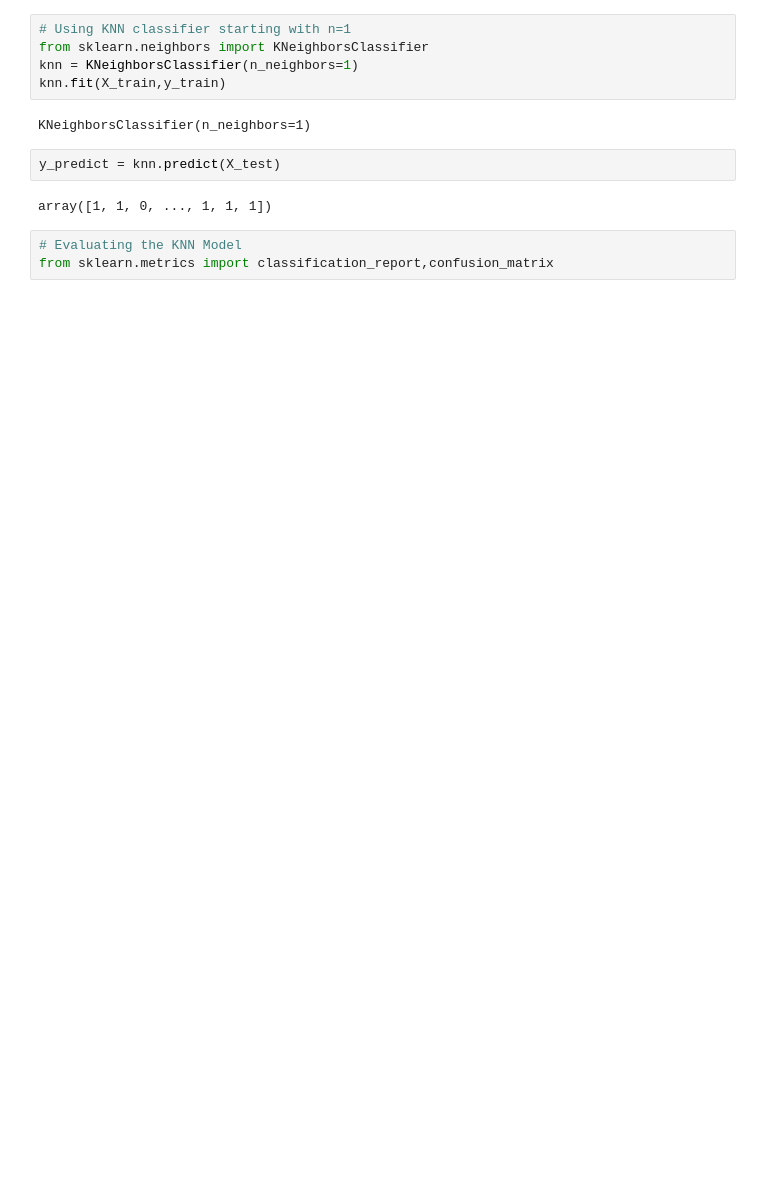
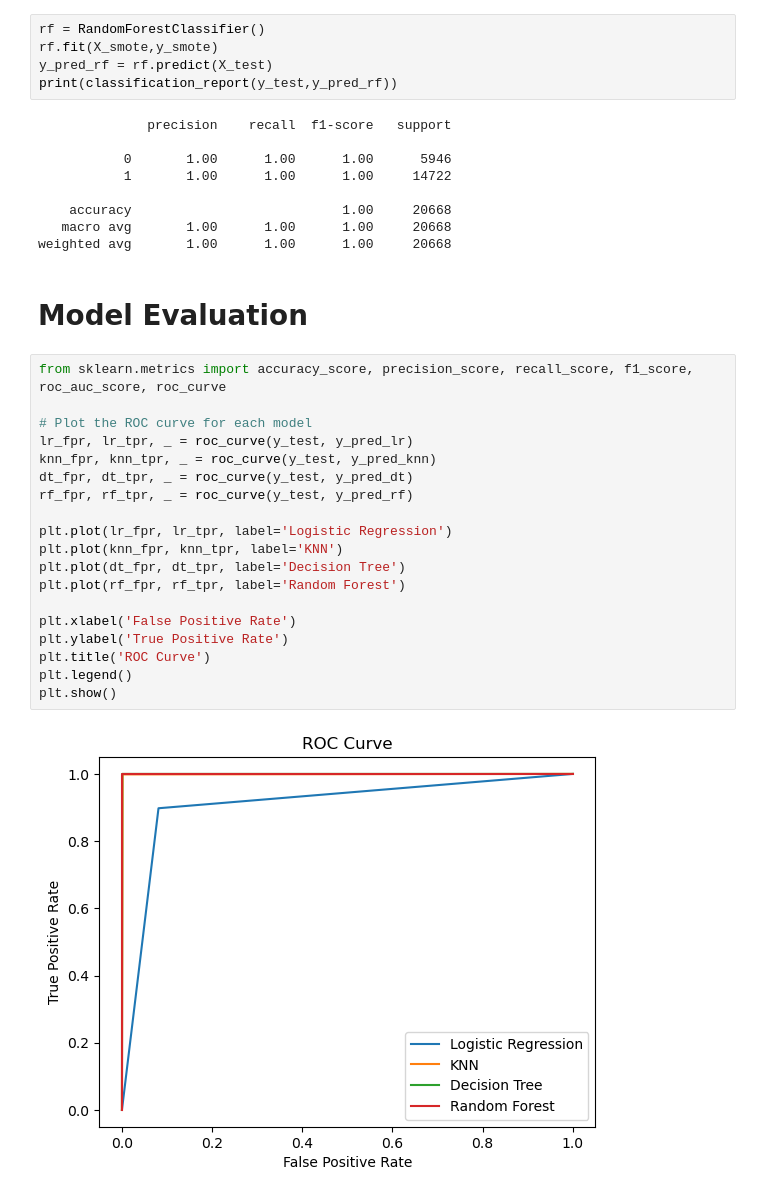
Before and after one commit to swati2406/Smoke-detection-analysis, a Jupyter notebook: Smoke_detection.ipynb, the cells around one changed output. Saved outputs shown, nothing was run; the diff lists cells and outputs as text; blank space fills up the shorter version.

```diff
--- a/Smoke_detection.ipynb
+++ b/Smoke_detection.ipynb
@@ -107,15 +221,38 @@ sb.pairplot(X_train.join(y_train),hue='Fire Alarm')
 # %%
-# Using KNN classifier starting with n=1
-from sklearn.neighbors import KNeighborsClassifier
-knn = KNeighborsClassifier(n_neighbors=1)
-knn.fit(X_train,y_train)
+rf = RandomForestClassifier()
+rf.fit(X_smote,y_smote)
+y_pred_rf = rf.predict(X_test)
+print(classification_report(y_test,y_pred_rf))
 # %% [output]
-KNeighborsClassifier(n_neighbors=1)
+              precision    recall  f1-score   support
+
+           0       1.00      1.00      1.00      5946
+           1       1.00      1.00      1.00     14722
+
+    accuracy                           1.00     20668
+   macro avg       1.00      1.00      1.00     20668
+weighted avg       1.00      1.00      1.00     20668
-# %%
-y_predict = knn.predict(X_test)
-# %% [output]
-array([1, 1, 0, ..., 1, 1, 1])
+# %% [markdown]
+# Model Evaluation
 # %%
-# Evaluating the KNN Model
-from sklearn.metrics import classification_report,confusion_matrix
+from sklearn.metrics import accuracy_score, precision_score, recall_score, f1_score, roc_auc_score, roc_curve
+
+# Plot the ROC curve for each model
+lr_fpr, lr_tpr, _ = roc_curve(y_test, y_pred_lr)
+knn_fpr, knn_tpr, _ = roc_curve(y_test, y_pred_knn)
+dt_fpr, dt_tpr, _ = roc_curve(y_test, y_pred_dt)
+rf_fpr, rf_tpr, _ = roc_curve(y_test, y_pred_rf)
+
+plt.plot(lr_fpr, lr_tpr, label='Logistic Regression')
+plt.plot(knn_fpr, knn_tpr, label='KNN')
+plt.plot(dt_fpr, dt_tpr, label='Decision Tree')
+plt.plot(rf_fpr, rf_tpr, label='Random Forest')
+
+plt.xlabel('False Positive Rate')
+plt.ylabel('True Positive Rate')
+plt.title('ROC Curve')
+plt.legend()
+plt.show()
+# %% [output]
+[figure, added]
 # %%
```
Also changed, not shown: parts of 37 cells of this notebook.
